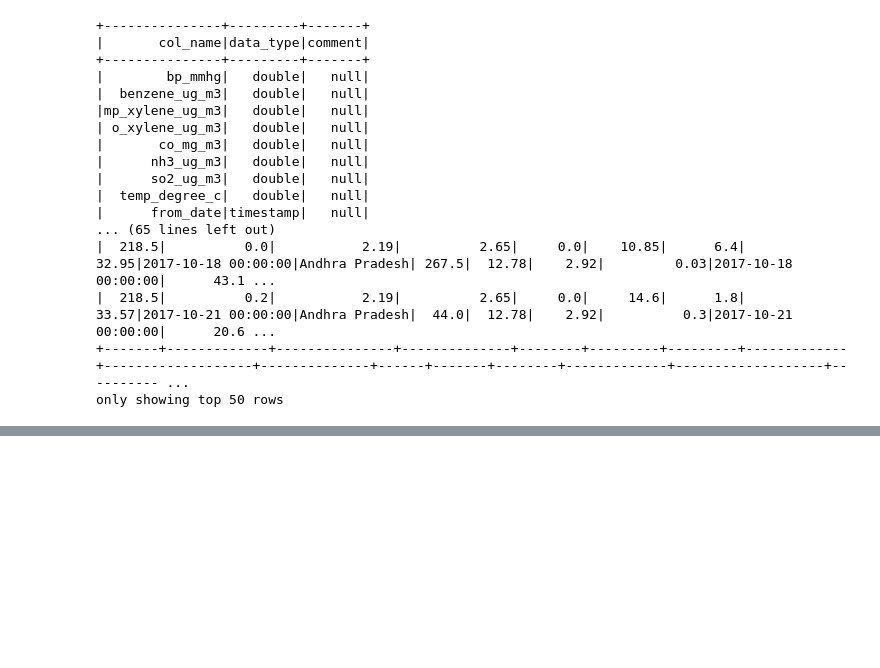
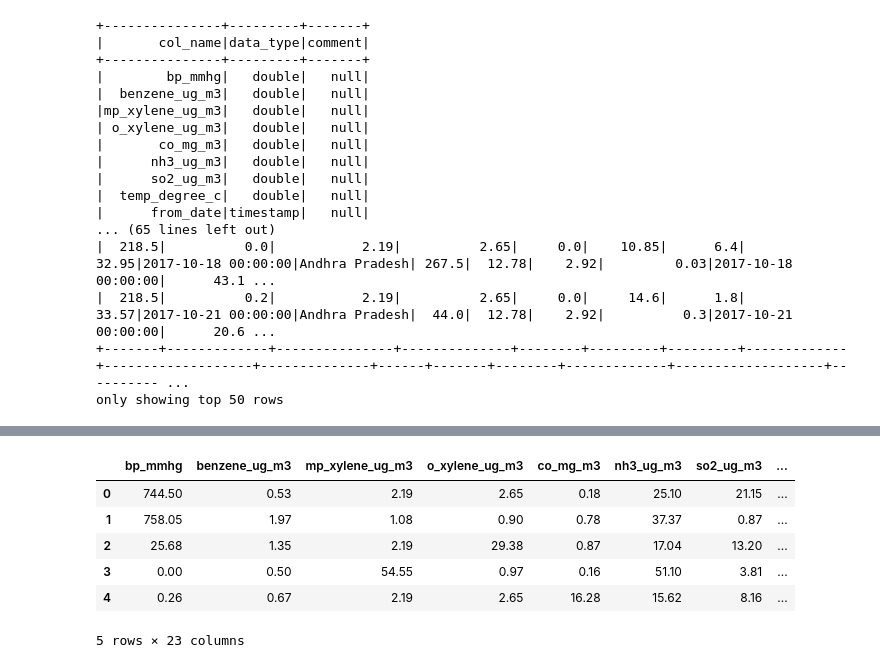
Before and after one commit to Himanshusamal60/Analysis_of_Air_Pollution_in_India, a Jupyter notebook: Analysis_of_pollution.ipynb, the cells around one changed output, grey strips where cells are left out. Drawn from its saved outputs; the diff is of its cells as text; code cells hidden in the pictures; blank space fills up the shorter version.

```diff
--- a/Analysis_of_pollution.ipynb
+++ b/Analysis_of_pollution.ipynb
@@ -1279,0 +1318,36 @@ only showing top 50 rows
+# %%
+from pyspark.sql import functions as F
+from pyspark.sql import DataFrame
+
+def calculate_aqi(df: DataFrame) -> DataFrame:
+    return df.withColumn(
+        "AQI_Category",
+        F.when(
+            (F.col("pm2_5_ug_m3") <= 30) & (F.col("pm10_ug_m3") <= 50) & (F.col("so2_ug_m3") <= 40) & (F.col("no2_ug_m3") <= 40),
+            "Good"
+        ).when(
+            (F.col("pm2_5_ug_m3") <= 60) & (F.col("pm10_ug_m3") <= 100) & (F.col("so2_ug_m3") <= 80) & (F.col("no2_ug_m3") <= 80),
+            "Moderate"
+        ).when(
+            (F.col("pm2_5_ug_m3") <= 90) & (F.col("pm10_ug_m3") <= 250) & (F.col("so2_ug_m3") <= 380) & (F.col("no2_ug_m3") <= 180),
+            "Unhealthy"
+        ).when(
+            (F.col("pm2_5_ug_m3") > 120) | (F.col("pm10_ug_m3") > 350) | (F.col("so2_ug_m3") > 800) & (F.col("no2_ug_m3") <= 280),
+            "Very Unhealthy"
+        ).otherwise("Hazardous")
+    )
+
+# Load your DataFrame (assuming 'df' is your existing DataFrame)
+df_with_aqi = calculate_aqi(pdf)
+
+# Show the result
+# df_with_aqi.show(10,truncate=False)
+df_with_aqi.limit(5).toPandas()
+# %% [output]
+|  | bp_mmhg | benzene_ug_m3 | mp_xylene_ug_m3 | o_xylene_ug_m3 | co_mg_m3 | nh3_ug_m3 | so2_ug_m3 | ... |
+| 0 | 744.50 | 0.53 | 2.19 | 2.65 | 0.18 | 25.10 | 21.15 | ... |
+| 1 | 758.05 | 1.97 | 1.08 | 0.90 | 0.78 | 37.37 | 0.87 | ... |
+| 2 | 25.68 | 1.35 | 2.19 | 29.38 | 0.87 | 17.04 | 13.20 | ... |
+| 3 | 0.00 | 0.50 | 54.55 | 0.97 | 0.16 | 51.10 | 3.81 | ... |
+| 4 | 0.26 | 0.67 | 2.19 | 2.65 | 16.28 | 15.62 | 8.16 | ... |
+5 rows × 23 columns
```
Also changed, not shown: parts of 37 cells of this notebook.
